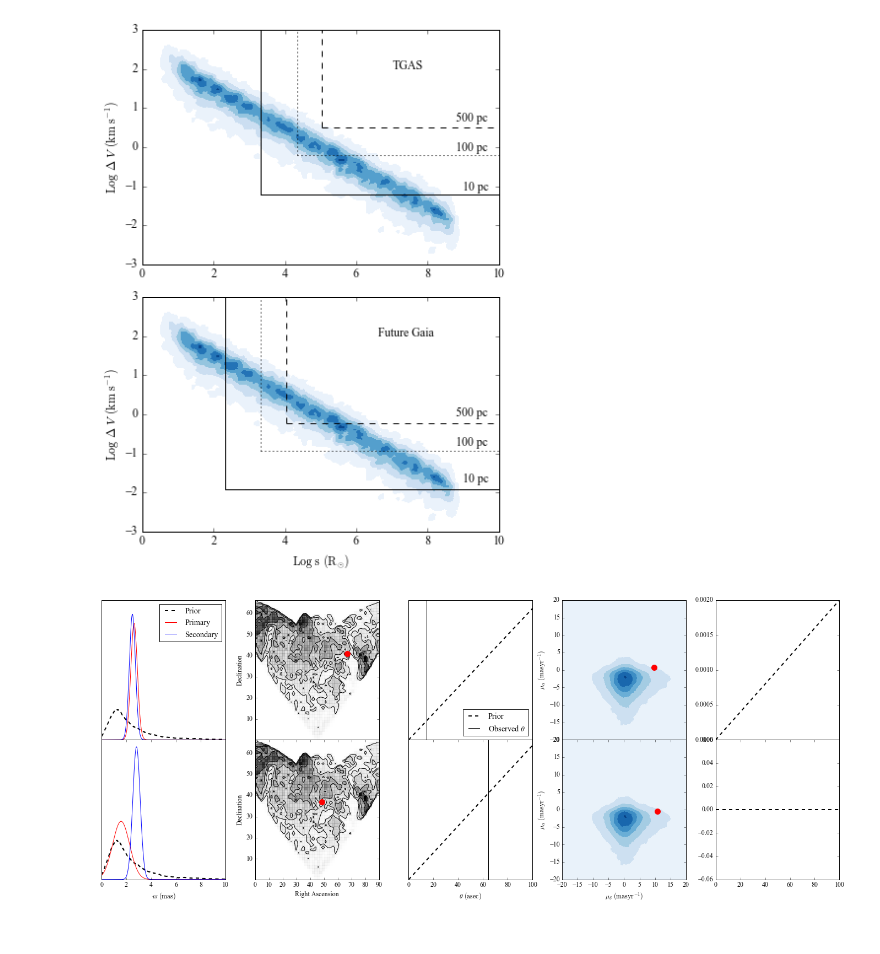
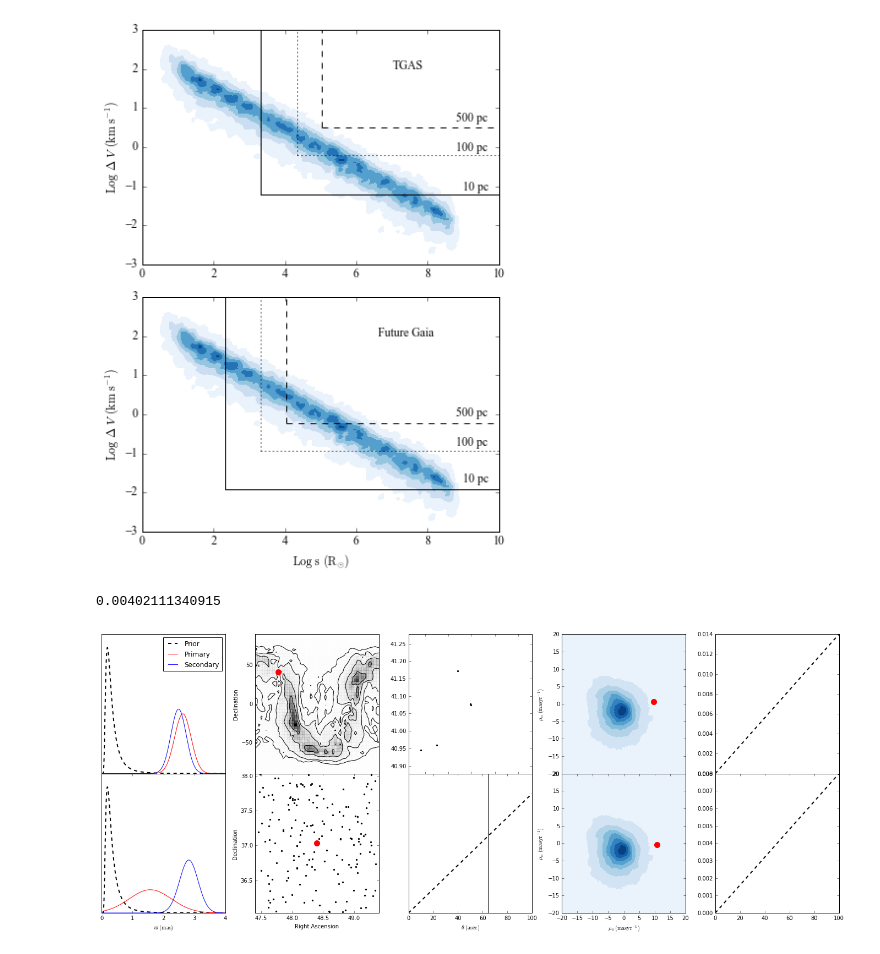
Before and after one commit to astroJeff/gaia_binaries, a Jupyter notebook: notebooks/TGAS_general.ipynb, the cells around one changed output. Cells and saved outputs as stored; diff of their text form; code cells hidden in the pictures.

```diff
--- a/notebooks/TGAS_general.ipynb
+++ b/notebooks/TGAS_general.ipynb
@@ -32,7 +32,7 @@ dtype = [('ID','<i8'),('tyc','S11'),('hip','<i8'),('ra','<f8'),('dec','<f8'),('m
 
 tgas_full = np.array([], dtype=dtype)
 
-for i in np.arange(1):
+for i in np.arange(16):
     if i < 10:
         filename = ('../data/TGAS/TgasSource_000-000-00' + str(i) + '.csv')
     else:
@@ -824,16 +839,17 @@ import parallax
 from scipy.stats import norm
 import corner
 
-parallax.plx_kde = None
-parallax.set_plx_kde(t)
+t = tgas_full
+#parallax.plx_kde = None
+#parallax.set_plx_kde(t)
 # %%
 fig, ax = plt.subplots(2, 5, figsize=(20, 8))
 
 
 
 # PARALLAX
-tmp_x = np.linspace(0.0001, 10, 1000)
-P_plx = parallax.get_plx_prior(tmp_x)
+tmp_x = np.linspace(0.0000, 4, 1000)
+P_plx = parallax.get_plx_prior(tmp_x, prior='exponential')
 
 # Good match
 id1 = 28360
@@ -856,6 +872,7 @@ ax[1,0].plot(tmp_x, P_plx, color='k', linewidth=2.0, linestyle='dashed')
 ax[1,0].plot(tmp_x, plx_1, color='r')
 ax[1,0].plot(tmp_x, plx_2, color='b')
 ax[1,0].set_yticks([])
+ax[1,0].set_xticks([0, 1, 2, 3, 4])
 ax[1,0].set_xlabel(r'$\varpi\ ({\rm mas})$')
 
 
@@ -865,32 +882,66 @@ ax[1,0].set_xlabel(r'$\varpi\ ({\rm mas})$')
 # POSITION - 1
 id1 = 28360
 id2 = 28361
+theta = P_random.get_theta_proj_degree(t['ra'][id1], t['dec'][id1], t['ra'][id2], t['dec'][id2])
 corner.hist2d(t['ra'], t['dec'], bins=50, plot_datapoints=False, ax=ax[0,1])
+radius = 0.2
+idx = reduce(np.intersect1d,
+             [np.where(t['ra']>t['ra'][id1]-radius/np.cos(t['dec'][id1]*np.pi/180.0))[0],
+              np.where(t['ra']<t['ra'][id1]+radius/np.cos(t['dec'][id1]*np.pi/180.0))[0],
+              np.where(t['dec']>t['dec'][id1]-radius)[0],
+              np.where(t['dec']<t['dec'][id1]+radius)[0]
+             ])
 ax[0,1].scatter(t['ra'][id1], t['dec'][id1], color='r', s=100, zorder=10)
+ax[0,1].scatter(t['ra'][idx], t['dec'][idx], marker='.', color='k')
+circle1 = plt.Circle((t['ra'][id1], t['dec'][id1]), theta, fill=False)
+print theta
+ax[0,1].add_artist(circle1)
 ax[0,1].set_xticks([])
 ax[0,1].set_xlabel('Right Ascension')
 ax[0,1].set_ylabel('Declination')
 
+
 id1 = 21212
 id2 = 21213
-corner.hist2d(t['ra'], t['dec'], bins=50, plot_datapoints=False, ax=ax[1,1])
+idx = reduce(np.intersect1d,
+             [np.where(t['ra']>t['ra'][id1]-1.0)[0],
+              np.where(t['ra']<t['ra'][id1]+1.0)[0],
+              np.where(t['dec']>t['dec'][id1]-1.0)[0],
+              np.where(t['dec']<t['dec'][id1]+1.0)[0]
+             ])
+#corner.hist2d(t['ra'], t['dec'], bins=50, plot_datapoints=False, ax=ax[1,1])
 ax[1,1].scatter(t['ra'][id1], t['dec'][id1], color='r', s=100, zorder=10)
+ax[1,1].scatter(t['ra'][idx], t['dec'][idx], marker='.', color='k')
 ax[1,1].set_xlabel('Right Ascension')
 ax[1,1].set_ylabel('Declination')
+ax[1,1].set_xlim(t['ra'][id1]-1.0, t['ra'][id1]+1.0)
+ax[1,1].set_ylim(t['dec'][id1]-1.0, t['dec'][id1]+1.0)
 
 
 
 # POSITION - 2
 id1 = 28360
 id2 = 28361
-tmp_x = np.linspace(0.0001, 100.0, 100)
-pos_density = P_random.get_sigma_pos(t['ra'][id1], t['dec'][id1], catalog=t)
-ax[0,2].plot(tmp_x, 2.0*np.pi*tmp_x*pos_density, color='k', linestyle='dashed', linewidth=2.0, label='Prior')
-theta = P_random.get_theta_proj_degree(t['ra'][id1], t['dec'][id1], t['ra'][id2], t['dec'][id2])*3600.0
-ax[0,2].axvline(theta, color='k', label=r'Observed $\theta$')
-ax[0,2].set_xticks([])
-ax[0,2].set_yticks([])
-ax[0,2].legend(loc=4)
+idx = reduce(np.intersect1d,
+             [np.where(t['ra']>t['ra'][id1]-radius/np.cos(t['dec'][id1]*np.pi/180.0))[0],
+              np.where(t['ra']<t['ra'][id1]+radius/np.cos(t['dec'][id1]*np.pi/180.0))[0],
+              np.where(t['dec']>t['dec'][id1]-radius)[0],
+              np.where(t['dec']<t['dec'][id1]+radius)[0]
+             ])
+#ax[0,2].scatter(t['ra'][id1], t['dec'][id1], color='r', s=100, zorder=10)
+ax[0,2].scatter(t['ra'][idx], t['dec'][idx], marker='.', color='k')
+ax[0,2].set_xlim(t['ra'][id1]-radius/np.cos(t['dec'][id1]*np.pi/180.0), t['ra'][id1]+radius/np.cos(t['dec'][id1]*np.pi/180.0))
+ax[0,2].set_ylim(t['dec'][id1]-radius, t['dec'][id1]+radius)
+
+
+# tmp_x = np.linspace(0.0001, 100.0, 100)
+# pos_density = P_random.get_sigma_pos(t['ra'][id1], t['dec'][id1], catalog=t)
+# ax[0,2].plot(tmp_x, 2.0*np.pi*tmp_x*pos_density, color='k', linestyle='dashed', linewidth=2.0, label='Prior')
+# theta = P_random.get_theta_proj_degree(t['ra'][id1], t['dec'][id1], t['ra'][id2], t['dec'][id2])*3600.0
+# ax[0,2].axvline(theta, color='k', label=r'Observed $\theta$')
+# ax[0,2].set_xticks([])
+# ax[0,2].set_yticks([])
+# ax[0,2].legend(loc=4)
 
 
 id1 = 21212
@@ -936,32 +987,33 @@ ax[1,3].set_ylim(-20.0, 20.0)
 
 
 
 # PROPER MOTION - 2
 id1 = 28360
 id2 = 28361
 tmp_x = np.linspace(0.0001, 100.0, 100)
 pm_density = P_random.get_sigma_pos(t['mu_ra'][id1], t['mu_dec'][id1], catalog=t)
 ax[0,4].plot(tmp_x, 2.0*np.pi*tmp_x*pm_density, color='k', linestyle='dashed', linewidth=2.0)
 ax[0,4].set_xticks([])
 
 
 id1 = 21212
 id2 = 21213
 tmp_x = np.linspace(0.0001, 100.0, 100)
 pm_density = P_random.get_sigma_pos(t['mu_ra'][id1], t['mu_dec'][id1], catalog=t)
 ax[1,4].plot(tmp_x, 2.0*np.pi*tmp_x*pm_density, color='k', linestyle='dashed', linewidth=2.0)
 
 
 
 
 
 
 
 
 
 fig.subplots_adjust(bottom=0.09, left=0.05, right=.98, top=.97, hspace=0.0, wspace=0.24)
 
-plt.savefig('../figures/Examples_random_alignment.pdf')
+#plt.savefig('../figures/Examples_random_alignment.pdf')
 #plt.show()
 # %% [output]
+0.00402111340915
-[figure, old version]
+[figure, new version]
```
Also changed, not shown: parts of 3 cells of this notebook, 4 other files.
